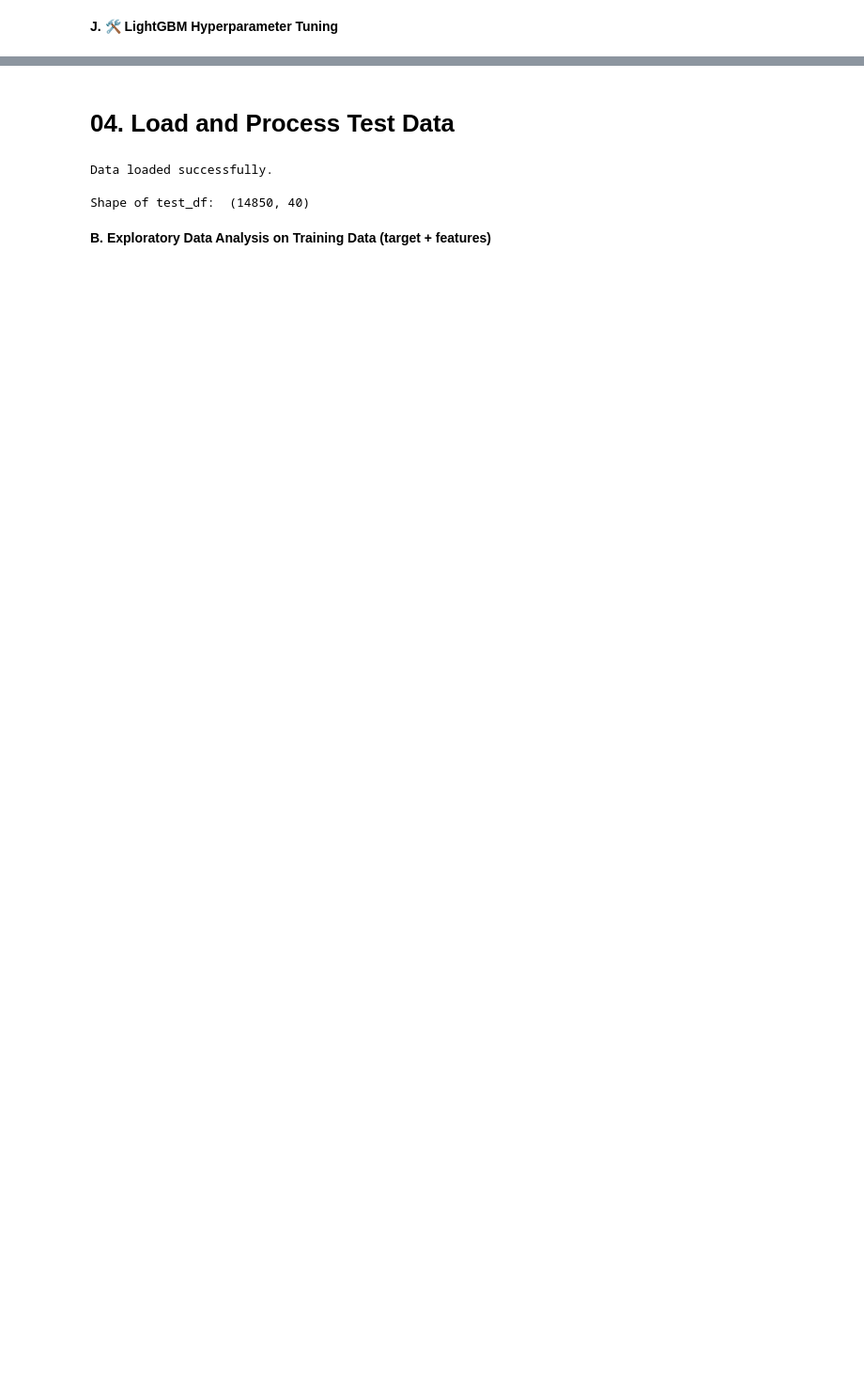
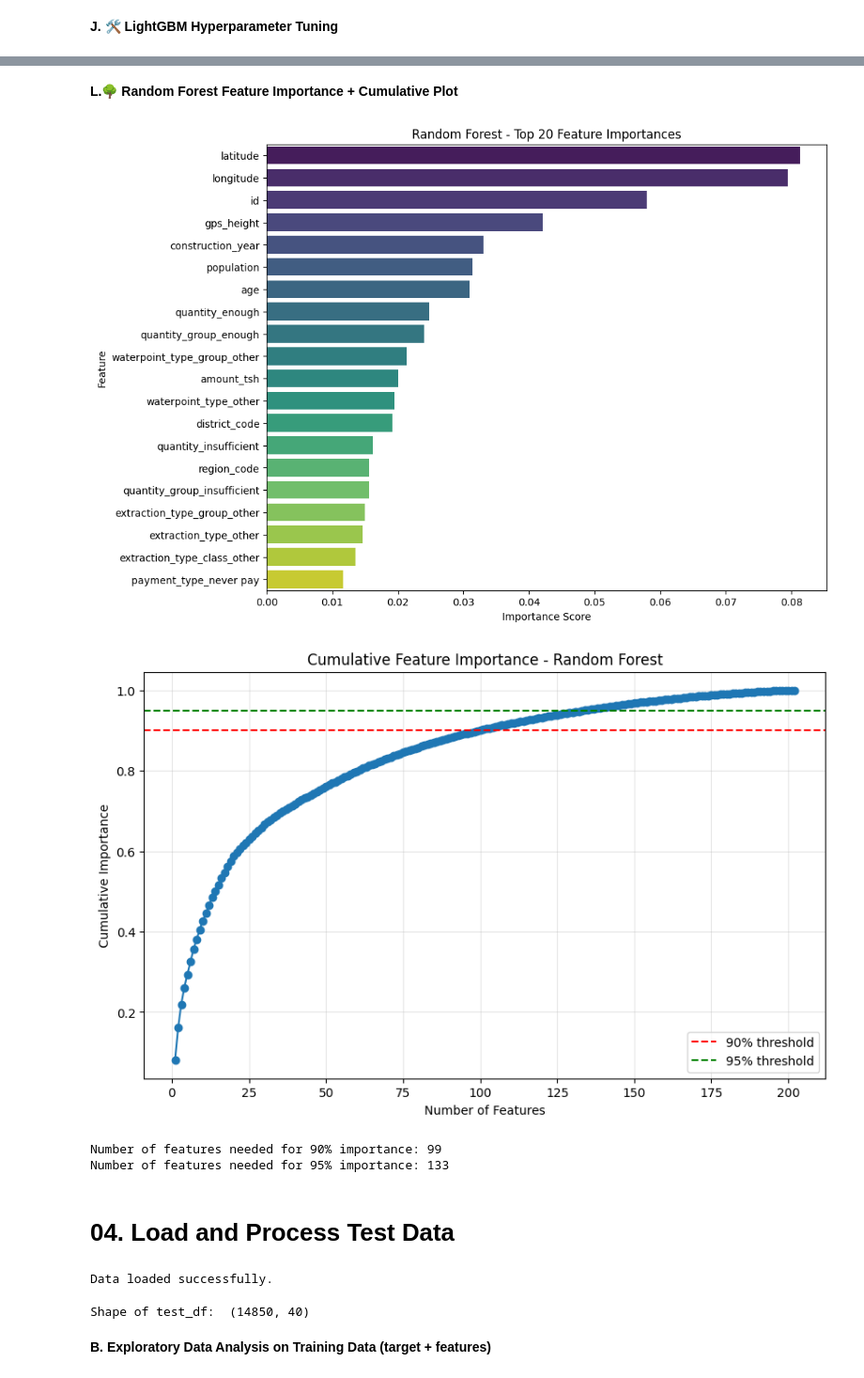
Before and after one commit to albert-raphael/water-pump, a Jupyter notebook: Notebooks/water-pump.ipynb, the cells around one changed output, grey strips where cells are left out. Shown at 94% size. Drawn from its saved outputs; the diff is of its cells as text; code cells hidden in the pictures; blank space fills up the shorter version.

```diff
--- a/Notebooks/water-pump.ipynb
+++ b/Notebooks/water-pump.ipynb
@@ -1304,3 +1251,51 @@ functional needs repair       0.60      0.25      0.35       863
+# %% [markdown]
+**L.🌳 Random Forest Feature Importance + Cumulative Plot**
+# %%
+# FEATURE IMPORTANCE + CUMULATIVE IMPORTANCE (Random Forest)
+
+# Extract feature importances from the trained best RF model
+importances = best_rf.feature_importances_
+features = X_train.columns
+
+# Create sorted DataFrame
+feat_importance_df = pd.DataFrame({
+    'Feature': features,
+    'Importance': importances
+}).sort_values(by='Importance', ascending=False)
+
+# --- Bar Plot: Top 20 Features ---
+plt.figure(figsize=(10,8))
+sns.barplot(x='Importance', y='Feature', data=feat_importance_df.head(20), palette='viridis')
+plt.title("Random Forest - Top 20 Feature Importances")
+plt.xlabel("Importance Score")
+plt.ylabel("Feature")
+plt.show()
+
+# --- Cumulative Importance Plot ---
+feat_importance_df['Cumulative'] = feat_importance_df['Importance'].cumsum()
+
+plt.figure(figsize=(10,6))
+plt.plot(range(1, len(feat_importance_df)+1), feat_importance_df['Cumulative'], marker='o')
+plt.axhline(y=0.9, color='r', linestyle='--', label='90% threshold')
+plt.axhline(y=0.95, color='g', linestyle='--', label='95% threshold')
+plt.title("Cumulative Feature Importance - Random Forest")
+plt.xlabel("Number of Features")
+plt.ylabel("Cumulative Importance")
+plt.legend()
+plt.grid(alpha=0.3)
+plt.show()
+
+# --- Optional: Print how many features explain 90% & 95% ---
+n90 = (feat_importance_df['Cumulative'] <= 0.90).sum()
+n95 = (feat_importance_df['Cumulative'] <= 0.95).sum()
+
+print(f"\nNumber of features needed for 90% importance: {n90}")
+print(f"Number of features needed for 95% importance: {n95}")
+# %% [output]
+[figure, added]
+[figure, added]
+Number of features needed for 90% importance: 99
+Number of features needed for 95% importance: 133
 # %% [markdown]
 # 04. Load and Process Test Data
 # %%
```
Also changed, not shown: parts of 15 cells of this notebook, 2 other files.
